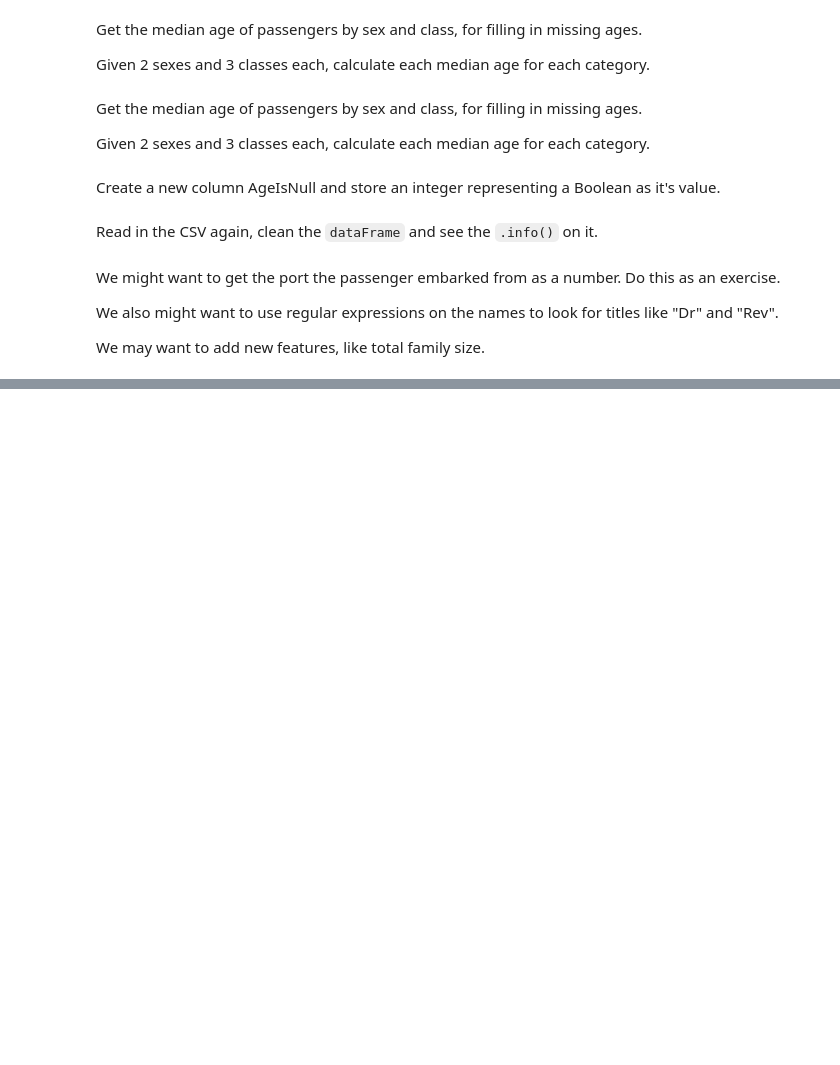
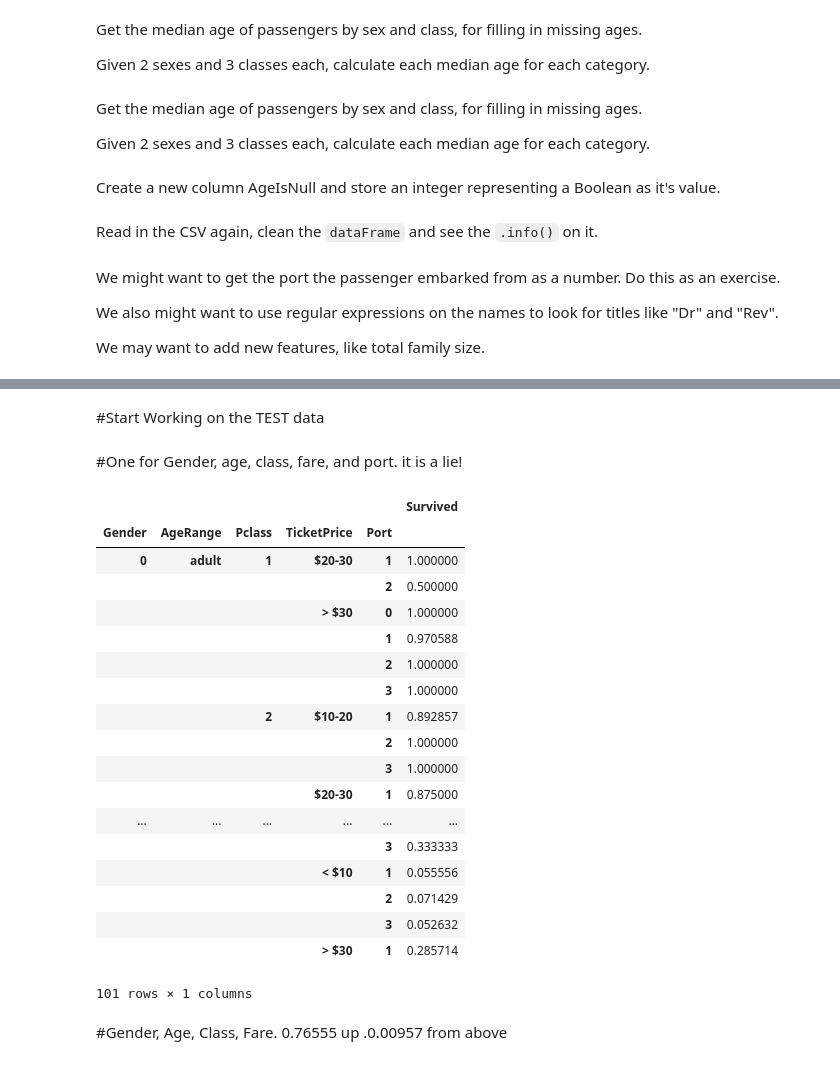
Before and after one commit to tiy-lv-python-2015-06/titanic, a Jupyter notebook: Titanic Starting Point.ipynb, the cells around one changed output, grey strips where cells are left out. Saved outputs shown, nothing was run; the diff lists cells and outputs as text; code cells hidden in the pictures; blank space fills up the shorter version.

```diff
--- a/Titanic Starting Point.ipynb
+++ b/Titanic Starting Point.ipynb
@@ -299,3 +315,5 @@ price_survivor_table.head()
+# %% [markdown]
+#Start Working on the TEST data
 # %%
 median_ages = calc_median_ages(train)
 test = pd.read_csv("titanic/test.csv")
@@ -304,6 +322,31 @@ test = clean(test, median_ages)
 # %%
 test["TicketPrice"] = test["Fare"].apply(ticket_price)
 test["AgeRange"] = test["Age"].map(create_age_range)
+# %% [markdown]
+#One for Gender, age, class, fare, and port. it is a lie!
+# %%
+train_survivor_table = pd.pivot_table(train, index=["Gender", "AgeRange", "Pclass", "TicketPrice", "Port"], values=["Survived"])
+train_survivor_table
+# %% [output]
+|  |  |  |  |  | Survived |
+| Gender | AgeRange | Pclass | TicketPrice | Port |  |
+| 0 | adult | 1 | $20-30 | 1 | 1.000000 |
+|  |  |  |  | 2 | 0.500000 |
+|  |  |  | > $30 | 0 | 1.000000 |
+|  |  |  |  | 1 | 0.970588 |
+|  |  |  |  | 2 | 1.000000 |
+|  |  |  |  | 3 | 1.000000 |
+|  |  | 2 | $10-20 | 1 | 0.892857 |
+|  |  |  |  | 2 | 1.000000 |
+|  |  |  |  | 3 | 1.000000 |
+|  |  |  | $20-30 | 1 | 0.875000 |
+| ... | ... | ... | ... | ... | ... |
+|  |  |  |  | 3 | 0.333333 |
+|  |  |  | < $10 | 1 | 0.055556 |
+|  |  |  |  | 2 | 0.071429 |
+|  |  |  |  | 3 | 0.052632 |
+|  |  |  | > $30 | 1 | 0.285714 |
+101 rows × 1 columns
 # %%
 test['Survived'] = 0
 train_survivor_table = pd.pivot_table(train, index=["Gender", "AgeRange", "Pclass", "TicketPrice", "Port"], values=["Survived"])
@@ -316,0 +358,2 @@ test_results.to_csv("titanic/g_a_c_f_p_set.csv", index=False)
+# %% [markdown]
+#Gender, Age, Class, Fare. 0.76555 up .0.00957 from above
```
Also changed, not shown: parts of 44 cells of this notebook.
